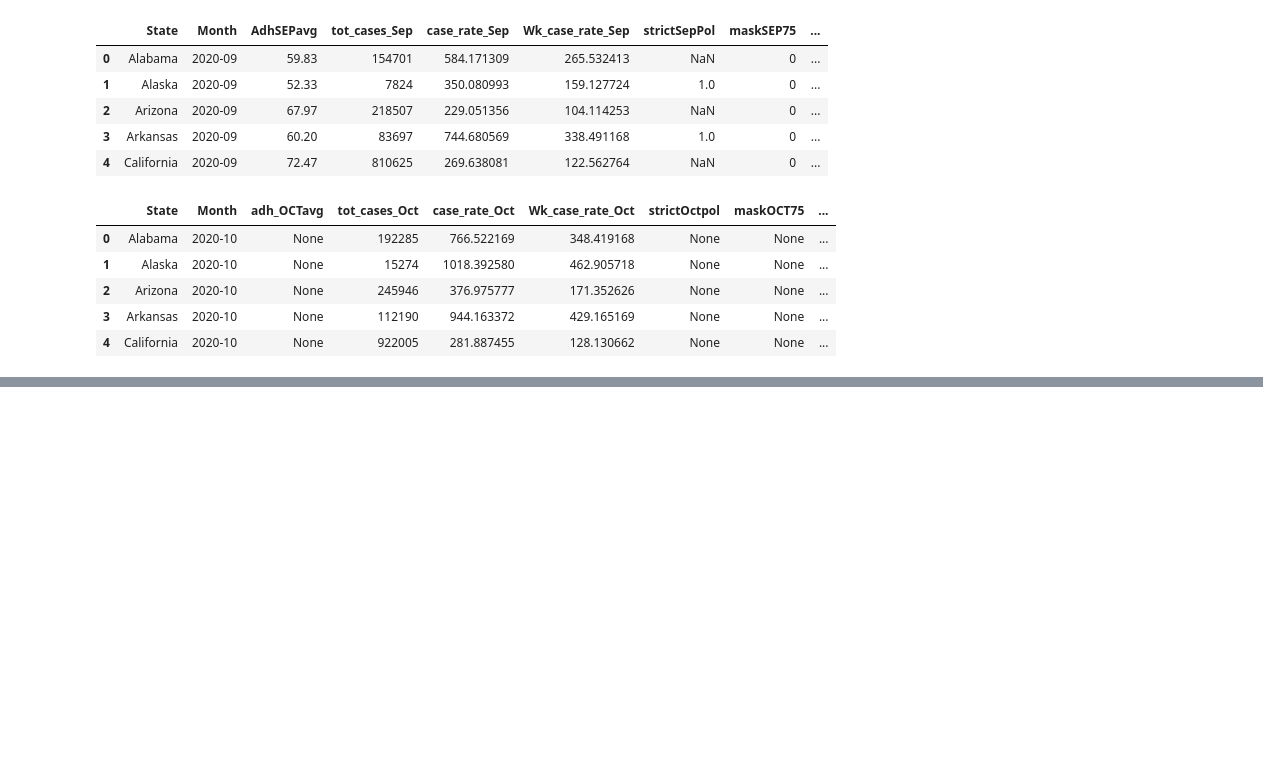
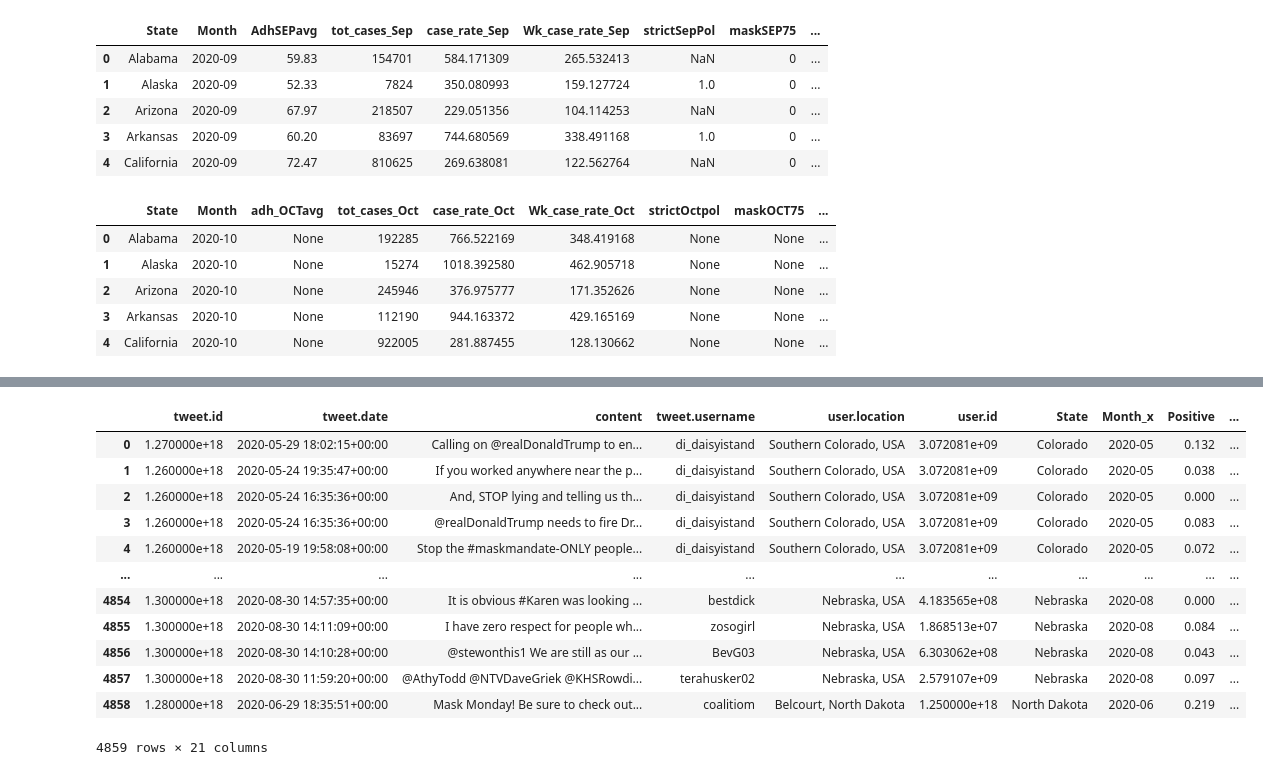
Before and after one commit to michael-sorensen/ETL-Project, a Jupyter notebook: Final_ETL.ipynb, the cells around one changed output, grey strips where cells are left out. Drawn from its saved outputs; the diff is of its cells as text; code cells hidden in the pictures; blank space fills up the shorter version.

```diff
--- a/Final_ETL.ipynb
+++ b/Final_ETL.ipynb
@@ -184,0 +185,18 @@ pd.read_sql_query('select * from tweets', con=engine).head()
+# %%
+#Example of a merge
+merge_df = pd.merge(tweets_final_df, apr_data_df, on = "Month" and "State")
+merge_df
+# %% [output]
+|  | tweet.id | tweet.date | content | tweet.username | user.location | user.id | State | Month_x | Positive | ... |
+| 0 | 1.270000e+18 | 2020-05-29 18:02:15+00:00 | Calling on @realDonaldTrump to en... | di_daisyistand | Southern Colorado, USA | 3.072081e+09 | Colorado | 2020-05 | 0.132 | ... |
+| 1 | 1.260000e+18 | 2020-05-24 19:35:47+00:00 | If you worked anywhere near the p... | di_daisyistand | Southern Colorado, USA | 3.072081e+09 | Colorado | 2020-05 | 0.038 | ... |
+| 2 | 1.260000e+18 | 2020-05-24 16:35:36+00:00 | And, STOP lying and telling us th... | di_daisyistand | Southern Colorado, USA | 3.072081e+09 | Colorado | 2020-05 | 0.000 | ... |
+| 3 | 1.260000e+18 | 2020-05-24 16:35:36+00:00 | @realDonaldTrump needs to fire Dr... | di_daisyistand | Southern Colorado, USA | 3.072081e+09 | Colorado | 2020-05 | 0.083 | ... |
+| 4 | 1.260000e+18 | 2020-05-19 19:58:08+00:00 | Stop the #maskmandate-ONLY people... | di_daisyistand | Southern Colorado, USA | 3.072081e+09 | Colorado | 2020-05 | 0.072 | ... |
+| ... | ... | ... | ... | ... | ... | ... | ... | ... | ... | ... |
+| 4854 | 1.300000e+18 | 2020-08-30 14:57:35+00:00 | It is obvious #Karen was looking ... | bestdick | Nebraska, USA | 4.183565e+08 | Nebraska | 2020-08 | 0.000 | ... |
+| 4855 | 1.300000e+18 | 2020-08-30 14:11:09+00:00 | I have zero respect for people wh... | zosogirl | Nebraska, USA | 1.868513e+07 | Nebraska | 2020-08 | 0.084 | ... |
+| 4856 | 1.300000e+18 | 2020-08-30 14:10:28+00:00 | @stewonthis1 We are still as our ... | BevG03 | Nebraska, USA | 6.303062e+08 | Nebraska | 2020-08 | 0.043 | ... |
+| 4857 | 1.300000e+18 | 2020-08-30 11:59:20+00:00 | @AthyTodd @NTVDaveGriek @KHSRowdi... | terahusker02 | Nebraska, USA | 2.579107e+09 | Nebraska | 2020-08 | 0.097 | ... |
+| 4858 | 1.280000e+18 | 2020-06-29 18:35:51+00:00 | Mask Monday! Be sure to check out... | coalitiom | Belcourt, North Dakota | 1.250000e+18 | North Dakota | 2020-06 | 0.219 | ... |
+4859 rows × 21 columns
```
Also changed, not shown: parts of 2 cells of this notebook.
